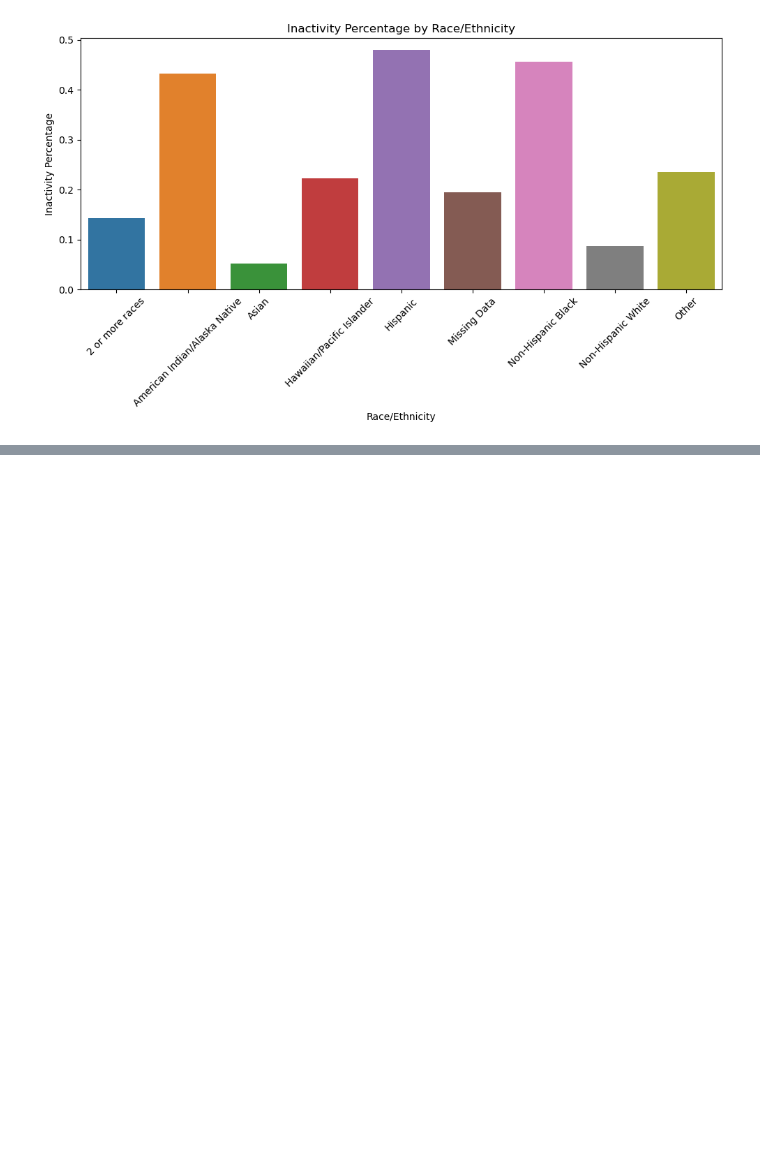
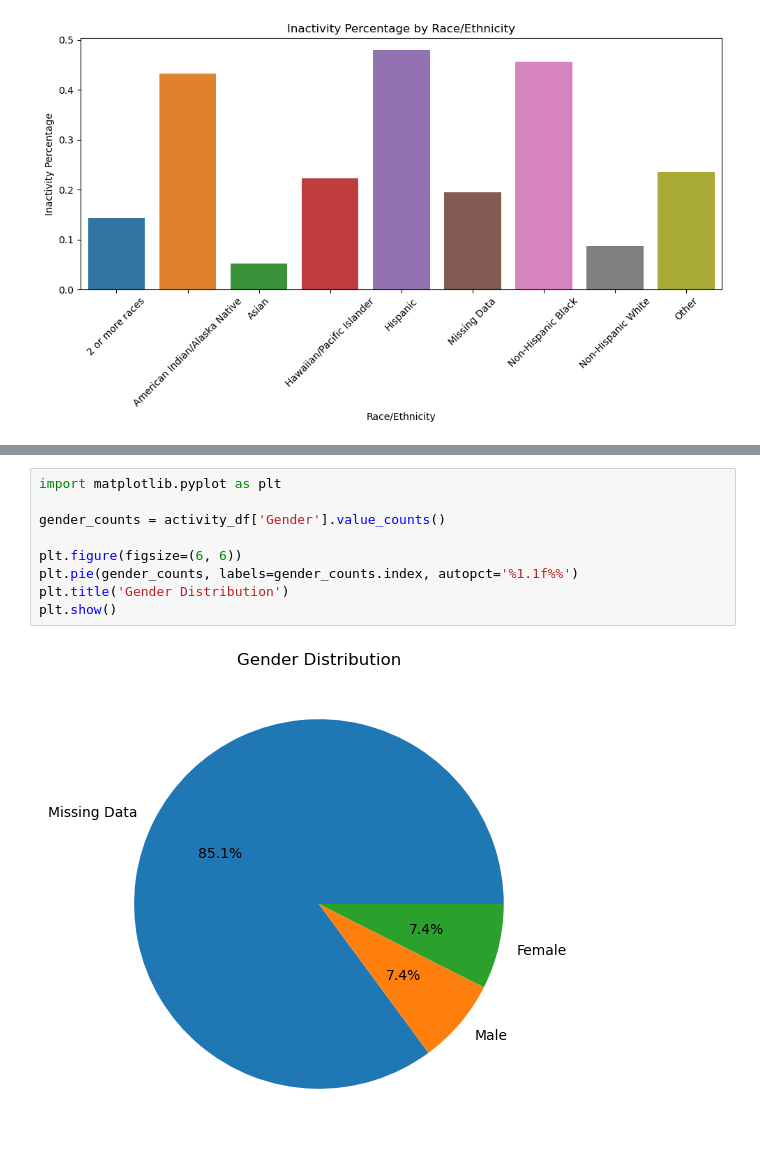
Before and after one commit to rafaymk02/Obesity-Factors-Analysis-US-, a Jupyter notebook: Dataset2_ML.ipynb, the cells around one changed output, grey strips where cells are left out. Drawn from its saved outputs; the diff is of its cells as text; blank space fills up the shorter version.

```diff
--- a/Dataset2_ML.ipynb
+++ b/Dataset2_ML.ipynb
@@ -336,0 +297,11 @@ NameError: name 'age_inactivity_percentages' is not defined
+# %%
+import matplotlib.pyplot as plt
+
+gender_counts = activity_df['Gender'].value_counts()
+
+plt.figure(figsize=(6, 6))
+plt.pie(gender_counts, labels=gender_counts.index, autopct='%1.1f%%')
+plt.title('Gender Distribution')
+plt.show()
+# %% [output]
+[figure, added]
```
Also changed, not shown: parts of 10 cells of this notebook.
